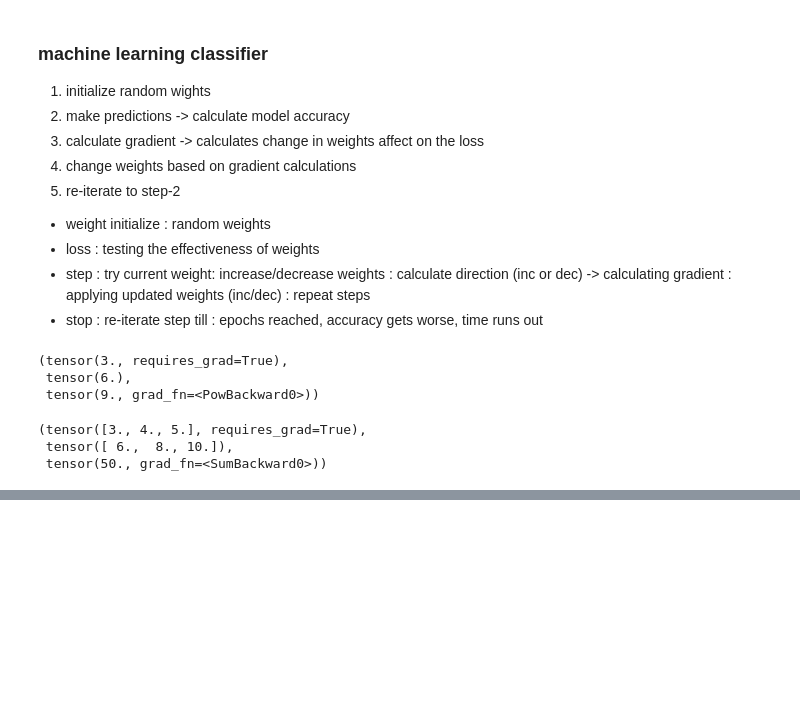
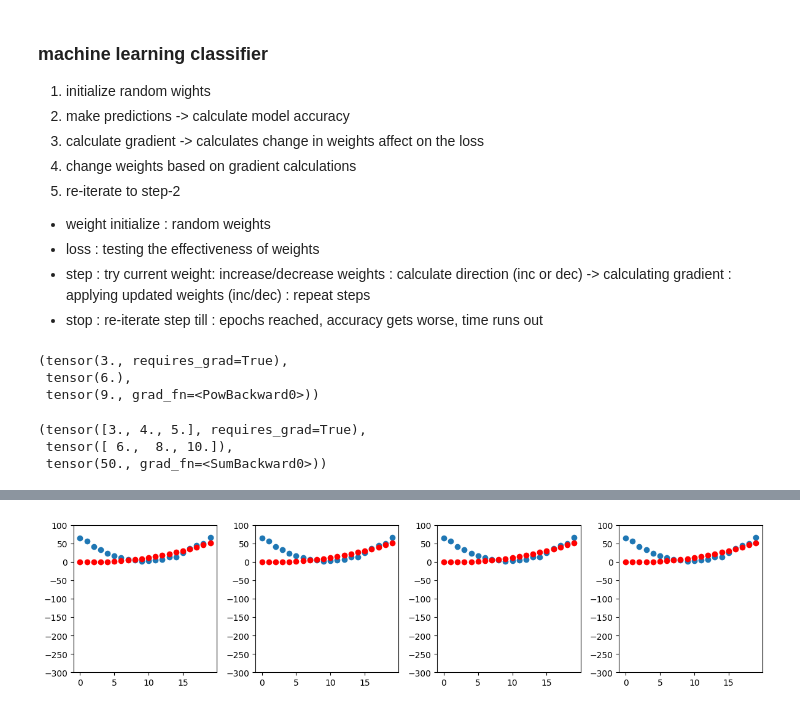
Before and after one commit to norman-glad/deep_l, a Jupyter notebook: mnist-3-7.ipynb, the cells around one changed output, grey strips where cells are left out. Drawn from its saved outputs; the diff is of its cells as text; code cells hidden in the pictures; blank space fills up the shorter version.

```diff
--- a/mnist-3-7.ipynb
+++ b/mnist-3-7.ipynb
@@ -214,0 +215,8 @@ tensor(13603.8232, grad_fn=<MeanBackward0>)
+# %%
+# calc loss
+loss = mse(preds, speed)
+loss
+
+# calc gradients
+loss.backward()
+params.grad
@@ -227,0 +245,12 @@ tensor(6116.1104, grad_fn=<MeanBackward0>)
+# %%
+def apply_step(params, prnt):
+    preds = f(time, params) # predictions
+    loss = mse(preds, speed) # calc loss
+    loss.backward() # calc gradient
+    # stepping weights
+    lr = 1e-5
+    params.data -= params.grad.data * lr
+    params.grad = None
+
+    if (prnt) : print(loss.item())
+    return preds
@@ -227,0 +271,8 @@ tensor(6116.1104, grad_fn=<MeanBackward0>)
+# %%
+# plot reducing loss
+
+_,axs = plt.subplots(1,4,figsize=(12,3))
+for ax in axs: show_preds(apply_step(params, False), ax)
+plt.tight_layout()
+# %% [output]
+[figure, added]
```
Also changed, not shown: parts of 6 cells of this notebook.
